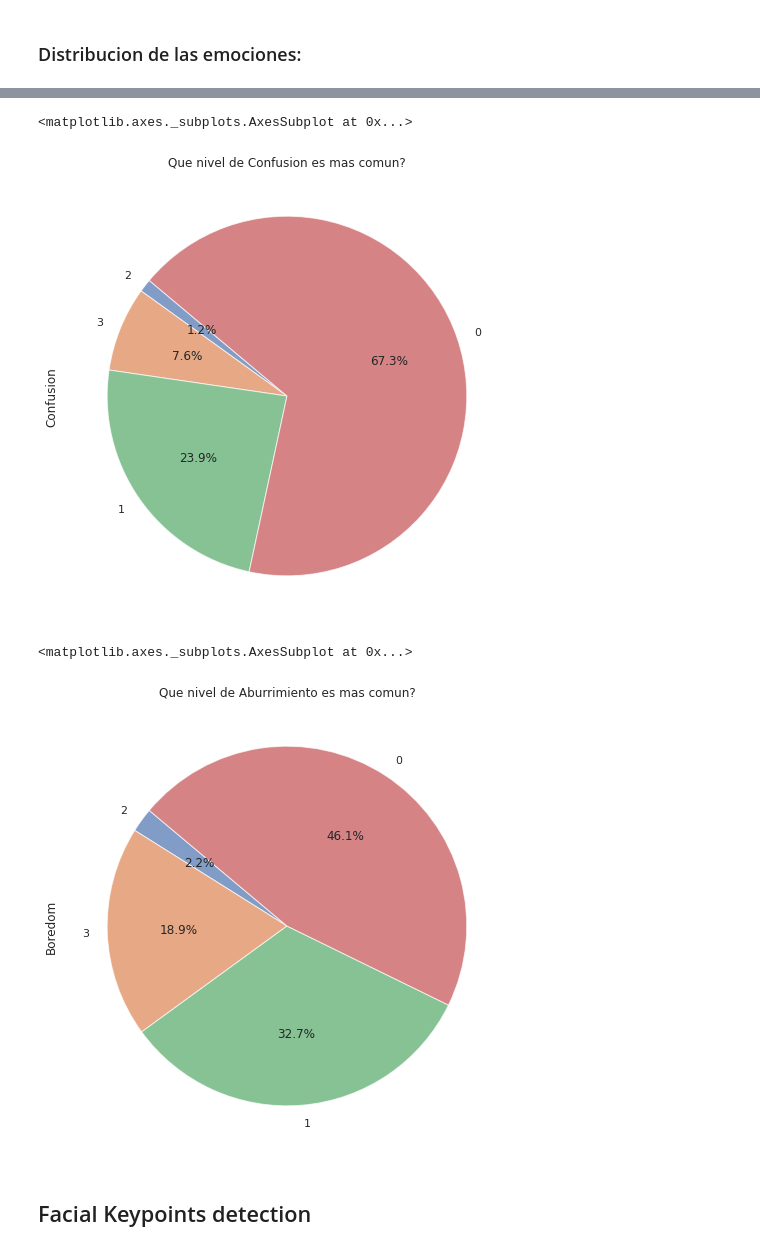
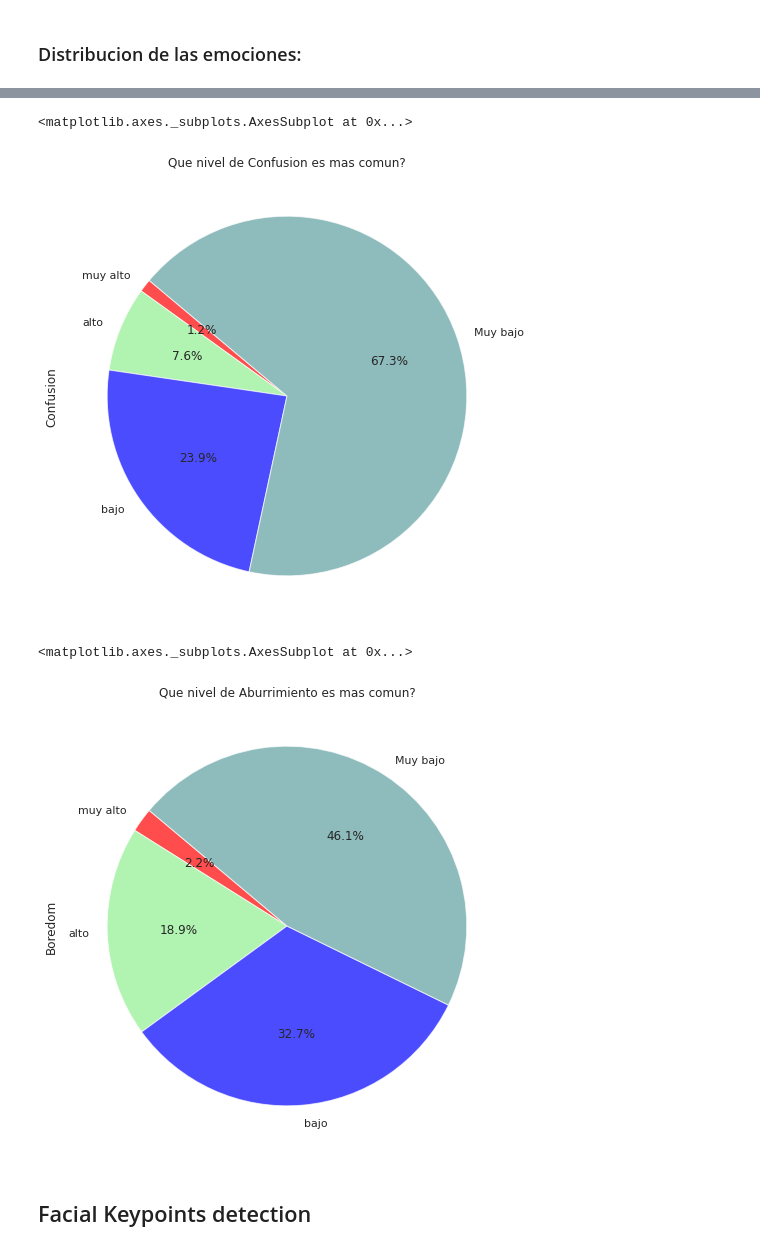
Before and after one commit to aenoboa1/Draft_ML_EmotionAPP, a Jupyter notebook: Main_Notebook.ipynb, the cells around one changed output, grey strips where cells are left out. Saved outputs shown, nothing was run; the diff lists cells and outputs as text; code cells hidden in the pictures.

```diff
--- a/Main_Notebook.ipynb
+++ b/Main_Notebook.ipynb
@@ -190,19 +194,25 @@ df['Frustration '].value_counts().sort_values().plot.pie(
 # %%
-labels = '2', '3','1','0'
+labels = ['muy alto',
+          'alto',
+          'bajo',
+          'Muy bajo']
 
 df['Confusion'].value_counts().sort_values().plot.pie(
-    labels=labels, autopct='%1.1f%%', title='Que nivel de Confusion es mas comun?',wedgeprops={'alpha':0.7}, startangle=140)
+    labels=labels, autopct='%1.1f%%', title='Que nivel de Confusion es mas comun?',colors=['red','#90EE90','blue',"#5F9EA0"],wedgeprops={'alpha':0.7}, startangle=140)
 # %% [output]
 <matplotlib.axes._subplots.AxesSubplot at 0x...>
-[figure, old version]
+[figure, new version]
 # %%
-labels = '2', '3','1','0'
+labels = ['muy alto',
+          'alto',
+          'bajo',
+          'Muy bajo']
 
 df['Boredom'].value_counts().sort_values().plot.pie(
-    labels=labels, autopct='%1.1f%%', title='Que nivel de Aburrimiento es mas comun?',wedgeprops={'alpha':0.7}, startangle=140)
+    labels=labels, autopct='%1.1f%%', title='Que nivel de Aburrimiento es mas comun?',colors=['red','#90EE90','blue',"#5F9EA0"],wedgeprops={'alpha':0.7}, startangle=140)
 # %% [output]
 <matplotlib.axes._subplots.AxesSubplot at 0x...>
-[figure, old version]
+[figure, new version]
 # %% [markdown]
 ## Facial Keypoints detection
 # %% [markdown]
```
Also changed, not shown: parts of 2 cells of this notebook.
